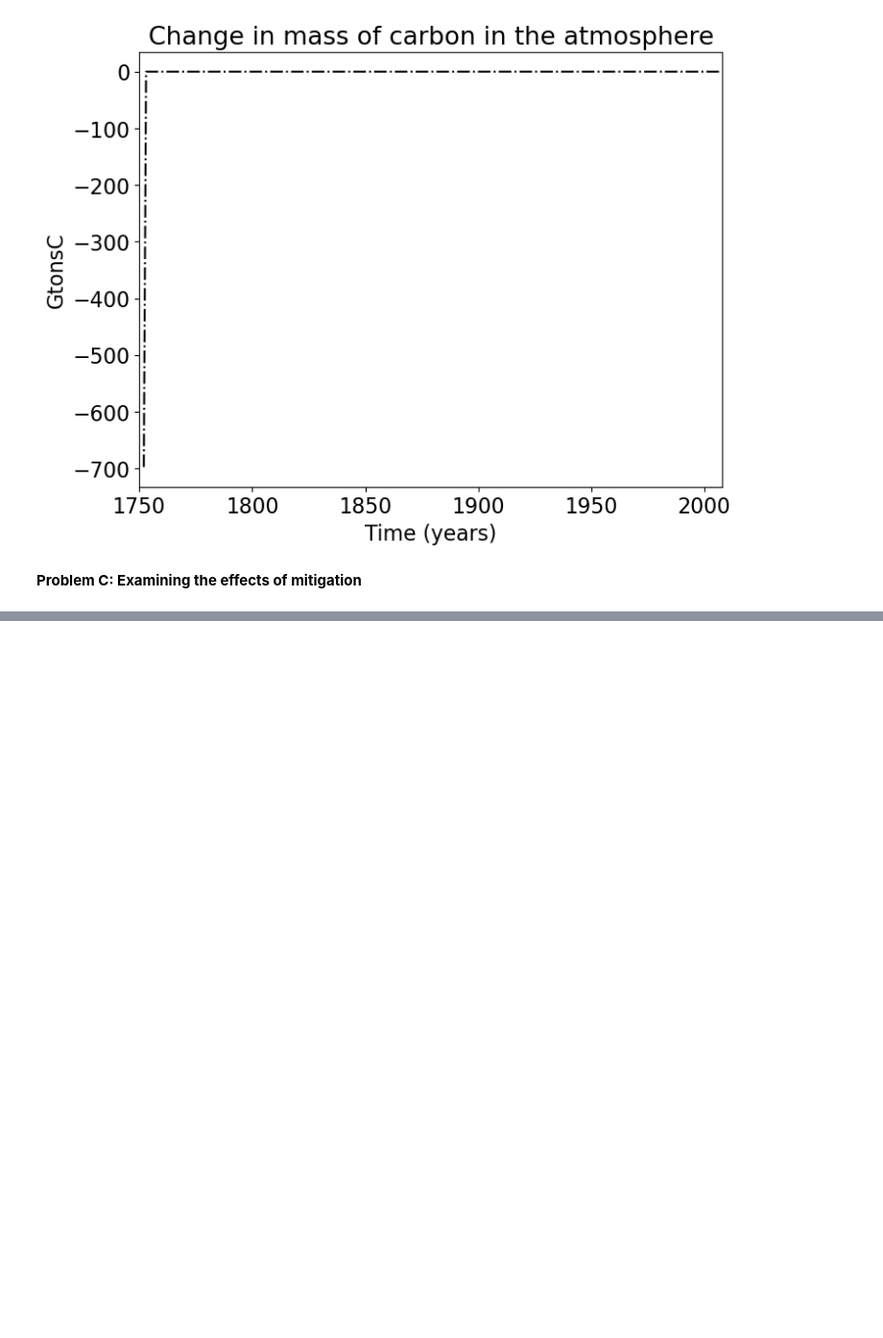
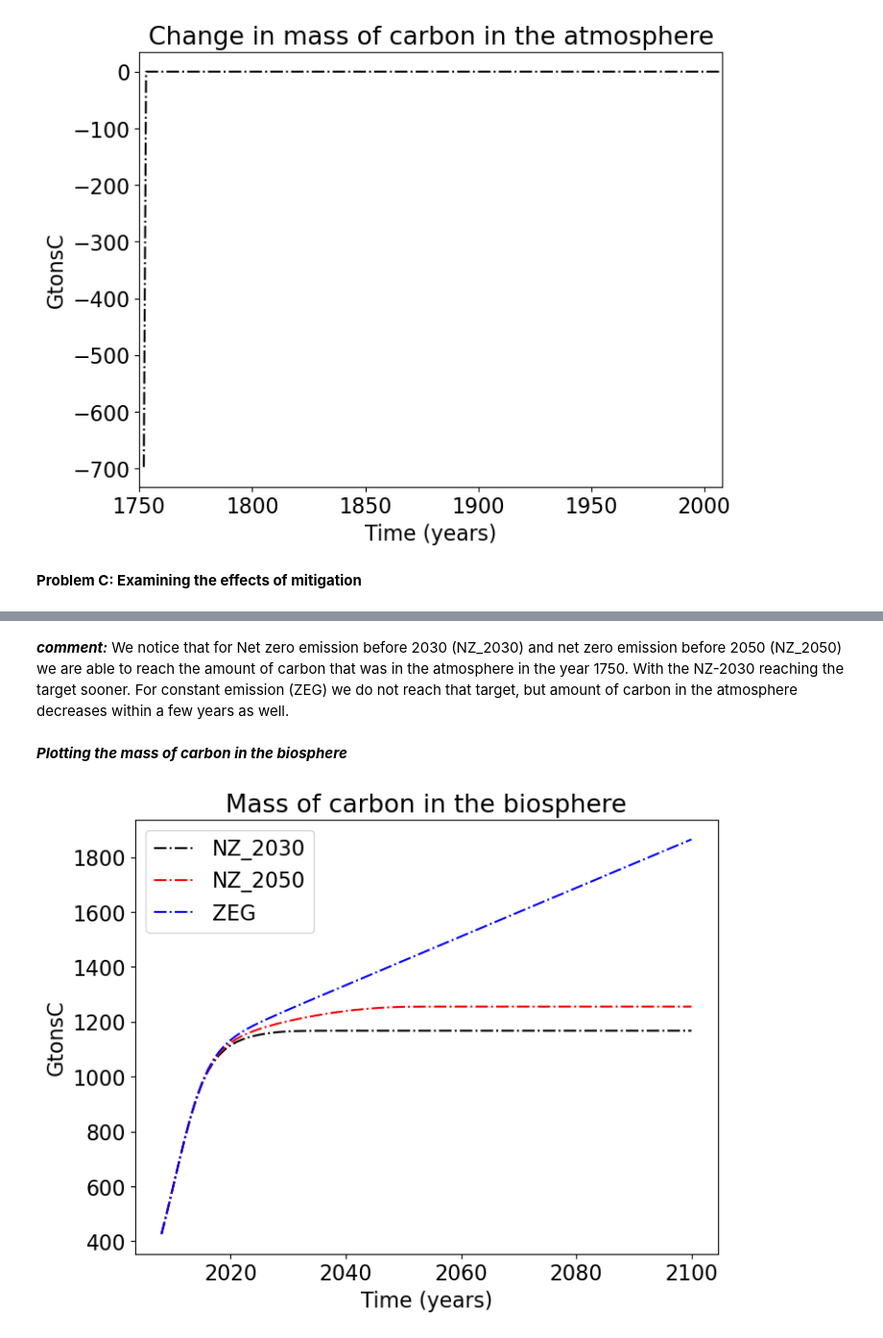
Before and after one commit to michaelchiwere1/GEOS518, a Jupyter notebook: mod02/mod02-CarbonModel-Assignment.ipynb, the cells around one changed output, grey strips where cells are left out. Shown at 96% size. Drawn from its saved outputs; the diff is of its cells as text; code cells hidden in the pictures; blank space fills up the shorter version.

```diff
--- a/mod02/mod02-CarbonModel-Assignment.ipynb
+++ b/mod02/mod02-CarbonModel-Assignment.ipynb
@@ -287,0 +342,18 @@ data = np.loadtxt("EmissionsMitigationScenarios.csv", delimiter = ","
+# %% [markdown]
+___comment:___
+We notice that for Net zero emission before 2030 (NZ_2030) and net zero emission before 2050 (NZ_2050) we are able to reach the amount of carbon that was in the atmosphere in the year 1750. With the NZ-2030 reaching the target sooner. For constant emission (ZEG) we do not reach that target, but amount of carbon in the atmosphere decreases within a few years as well.
+# %% [markdown]
+___Plotting the mass of carbon in the biosphere___
+# %%
+plt.figure(figsize=(8,6))
+plt.rcParams.update({'font.size': 16})
+plt.title('Mass of carbon in the biosphere')
+plt.plot(year,MS2[0,:],'k-.',label="NZ_2030")
+plt.plot(year,MS2[1,:],'r-.',label='NZ_2050')
+plt.plot(year,MS2[2,:],'b-.',label='ZEG')
+plt.xlabel('Time (years)')
+plt.ylabel('GtonsC')
+plt.legend()
+plt.show()
+# %% [output]
+[figure, added]
```
Also changed, not shown: parts of 15 cells of this notebook.
